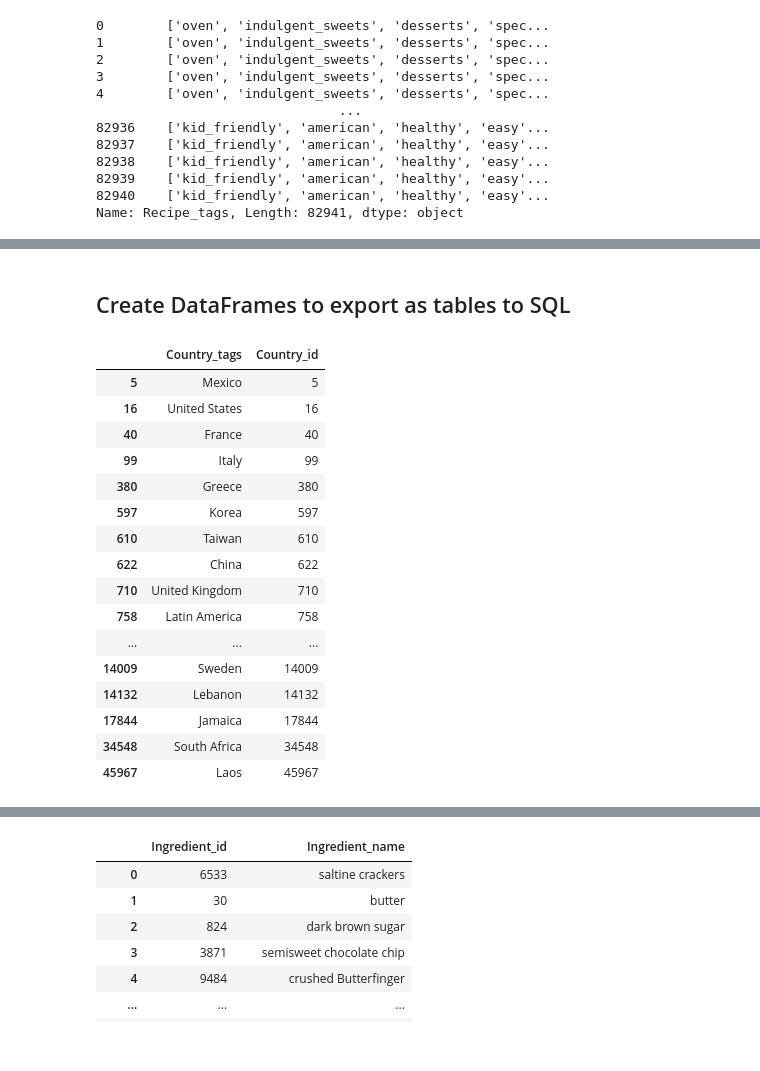
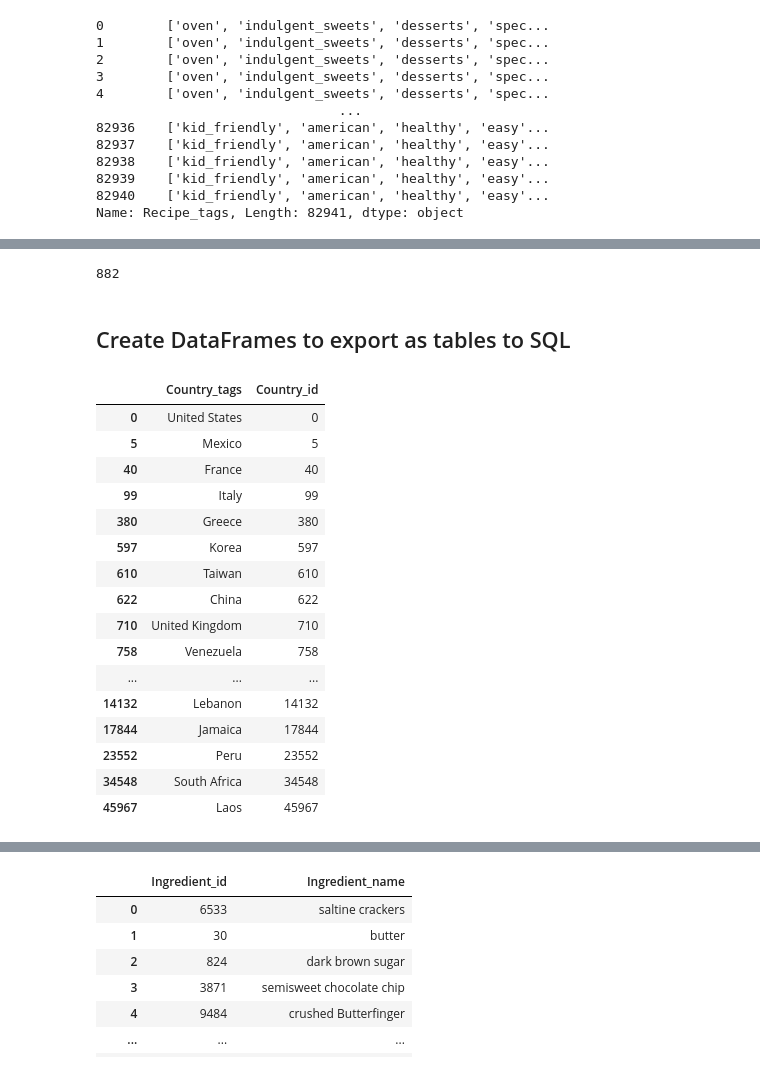
Before and after one commit to AndresCBF/IronHack, a Jupyter notebook: Projetos/ETL Tasty/Appi Tasty.ipynb, the cells around one changed output, grey strips where cells are left out. Saved outputs shown, nothing was run; the diff lists cells and outputs as text; code cells hidden in the pictures.

```diff
--- a/Projetos/ETL Tasty/Appi Tasty.ipynb
+++ b/Projetos/ETL Tasty/Appi Tasty.ipynb
@@ -329,0 +298,2 @@ list
+# %%
+df_recepies['Recipe_tags'] = df_recepies['Recipe_tags'].apply(tags)
@@ -345,15 +321,14 @@ def  country (tags):
     return = China
     '''
     tag_country={'vietnamese':'Vietnam','venezuelan':'Venezuela','thai':'Thailand','taiwanese':'Taiwan',
-                 'swedish':'Sweden','south_african':'South Africa','puerto_rican':'Puerto Rico','peruvian':'Peru',
-                 'persian':'Iran','mexican':'Mexico','lebanese':'Lebanon', 'latin_american':'Latin America',
-                 'laotian':'Laos','korean':'Korea','kenyan':'Kenya','japanese':'Japan','jamaican':'Jamaica',
-                 'italian':'Italy','indian':'India','hawaiian':'United States','haitian':'Haiti', 'greek':'Greece',
-                 'german':'Germany','french':'France','filipino':'Philippines','ethiopian':'Ethiopia',
-                 'dominican':'Dominican Republic','cuban':'Cuba','chinese':'China','caribbean':'Caribbean Islands',
-                 'british':'United Kingdom','brazilian':'Brazil', 'american':'United States', 'african':'Africa'}
+                 'swedish':'Sweden','south african':'South Africa','puerto rican':'Puerto Rico','peruvian':'Peru',
+                 'persian':'Iran','mexican':'Mexico','lebanese':'Lebanon', 'laotian':'Laos','korean':'Korea',
+                 'kenyan':'Kenya','japanese':'Japan','jamaican':'Jamaica', 'italian':'Italy','indian':'India',
+                 'hawaiian':'United States','haitian':'Haiti', 'greek':'Greece','german':'Germany','french':'France',
+                 'filipino':'Philippines','ethiopian':'Ethiopia', 'dominican':'Dominican Republic','cuban':'Cuba',
+                 'chinese':'China','british':'United Kingdom','brazilian':'Brazil','american':'United States'}
 
-    for tag in eval(tags):
+    for tag in tags:
         if tag in tag_country.keys():
             country = tag_country[tag]
             return country
@@ -361,0 +357,6 @@ df_recepies['Country_tags'] = df_recepies['Recipe_tags'].apply(country)
+# %%
+df_recepies['Country_tags'] = np.where(df_recepies['Country_tags'].isna(),
+                                       np.where(df_recepies['Recipe_country']=='AU','Australia',
+                                               np.where(df_recepies['Recipe_country']=='US','United States',
+                                                       np.where(df_recepies['Recipe_country']=='GB','United Kingdom',None)))
+                                       ,df_recepies['Country_tags'])
@@ -387,16 +388,21 @@ df_recepies
+# %%
+df_recepies['Country_tags'].isna().sum()
+# %% [output]
+882
 # %% [markdown]
 ## Create DataFrames to export as tables to SQL
 # %%
+df_recepies = df_recepies.drop('Country_id', axis = 1)
 country = df_recepies[['Country_tags']]
 country = country.dropna()
 country= country.drop_duplicates()
 country['Country_id'] = country.index
 df_recepies = df_recepies.join(country.set_index('Country_tags'), on='Country_tags')
 country
 # %% [output]
 |  | Country_tags | Country_id |
+| 0 | United States | 0 |
 | 5 | Mexico | 5 |
-| 16 | United States | 16 |
 | 40 | France | 40 |
 | 99 | Italy | 99 |
 | 380 | Greece | 380 |
@@ -404,10 +410,10 @@ country
 | 610 | Taiwan | 610 |
 | 622 | China | 622 |
 | 710 | United Kingdom | 710 |
-| 758 | Latin America | 758 |
+| 758 | Venezuela | 758 |
 | ... | ... | ... |
-| 14009 | Sweden | 14009 |
 | 14132 | Lebanon | 14132 |
 | 17844 | Jamaica | 17844 |
+| 23552 | Peru | 23552 |
 | 34548 | South Africa | 34548 |
 | 45967 | Laos | 45967 |
```
Also changed, not shown: parts of 30 cells of this notebook, 2 other files.
